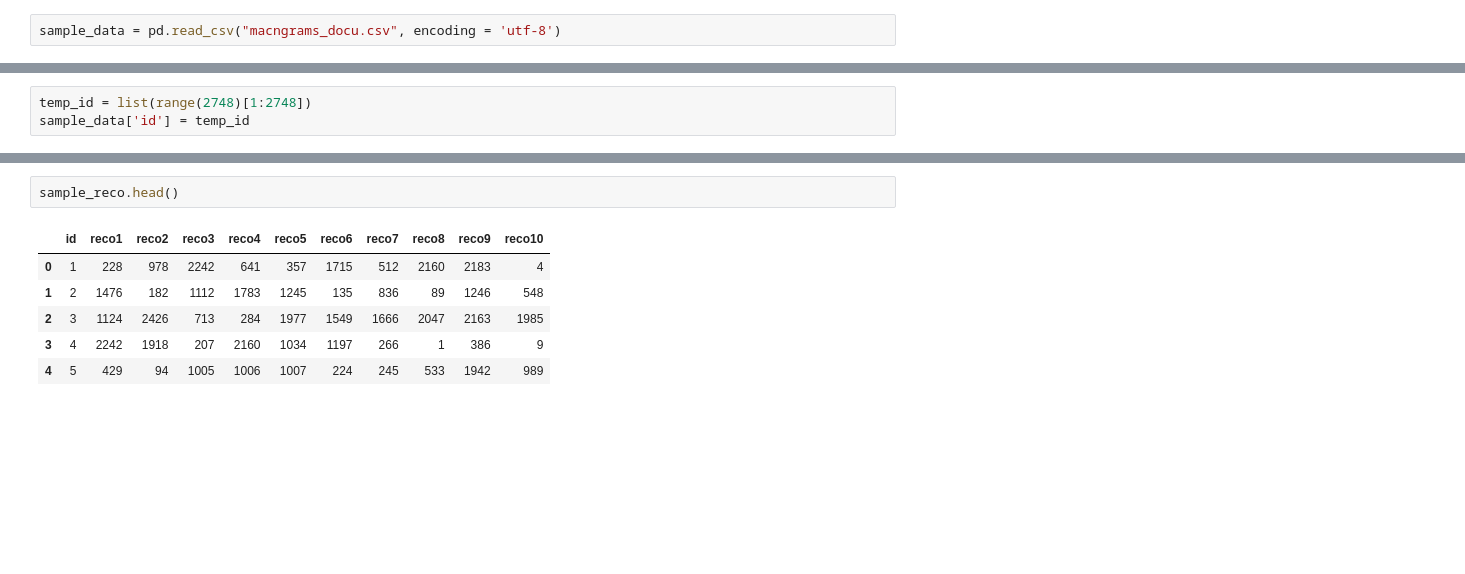
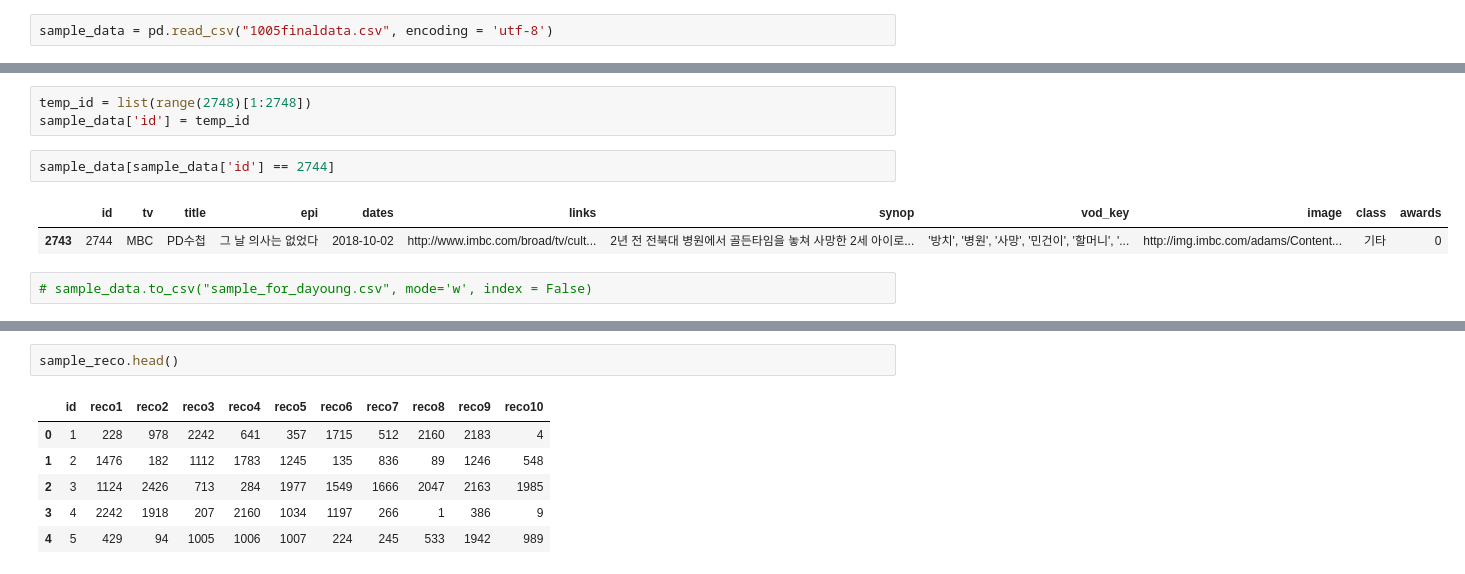
Before and after one commit to SaeromB/thelastdocu.github.io, a Jupyter notebook: Untitled.ipynb, the cells around one changed output, grey strips where cells are left out. Drawn from its saved outputs; the diff is of its cells as text; blank space fills up the shorter version.

```diff
--- a/Untitled.ipynb
+++ b/Untitled.ipynb
@@ -179,4 +179,4 @@ Html_file.close()
 # %% [markdown]
 # 여기서부터!!!!!!!
 # %%
-sample_data = pd.read_csv("macngrams_docu.csv", encoding = 'utf-8')
+sample_data = pd.read_csv("1005finaldata.csv", encoding = 'utf-8')
@@ -187,4 +222,11 @@ sample_data = sample_data.sort_values(by=['dates', 'epi'])
 # %%
 temp_id = list(range(2748)[1:2748])
 sample_data['id'] = temp_id
+# %%
+sample_data[sample_data['id'] == 2744]
+# %% [output]
+|  | id | tv | title | epi | dates | links | synop | vod_key | image | class | awards |
+| 2743 | 2744 | MBC | PD수첩 | 그 날 의사는 없었다 | 2018-10-02 | http://www.imbc.com/broad/tv/cult... | 2년 전 전북대 병원에서 골든타임을 놓쳐 사망한 2세 아이로... | '방치', '병원', '사망', '민건이', '할머니', '... | http://img.imbc.com/adams/Content... | 기타 | 0 |
+# %%
+# sample_data.to_csv("sample_for_dayoung.csv", mode='w', index = False)
 # %%
```
Also changed, not shown: parts of 7 cells of this notebook, 15 other files.
